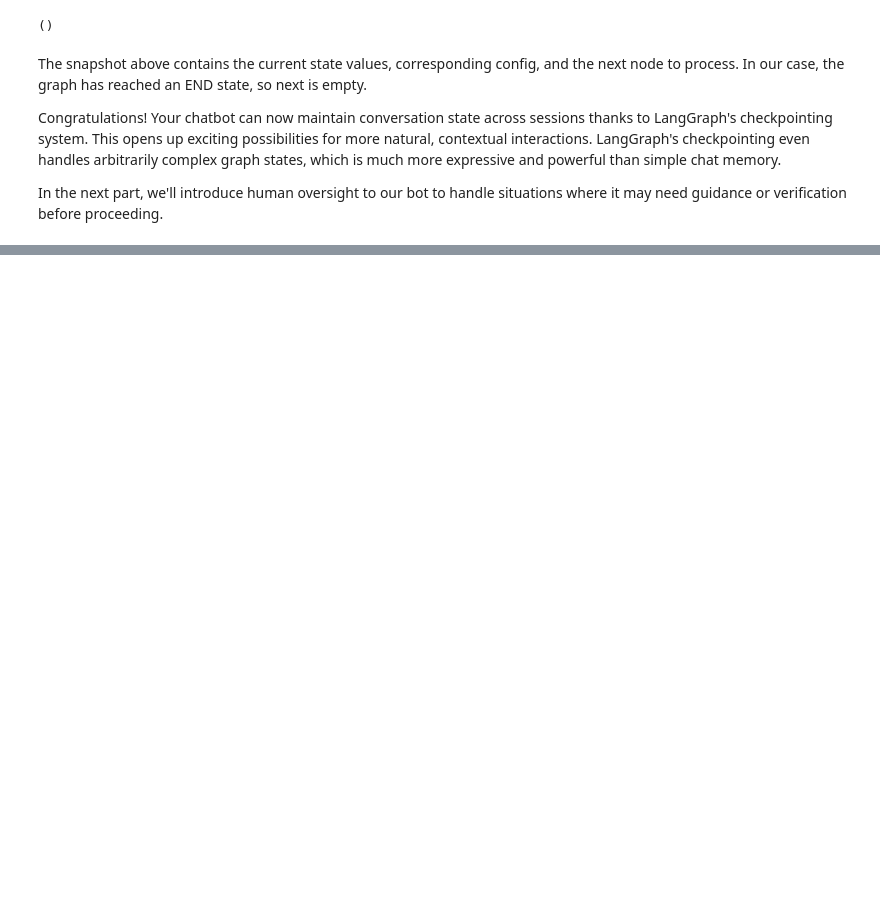
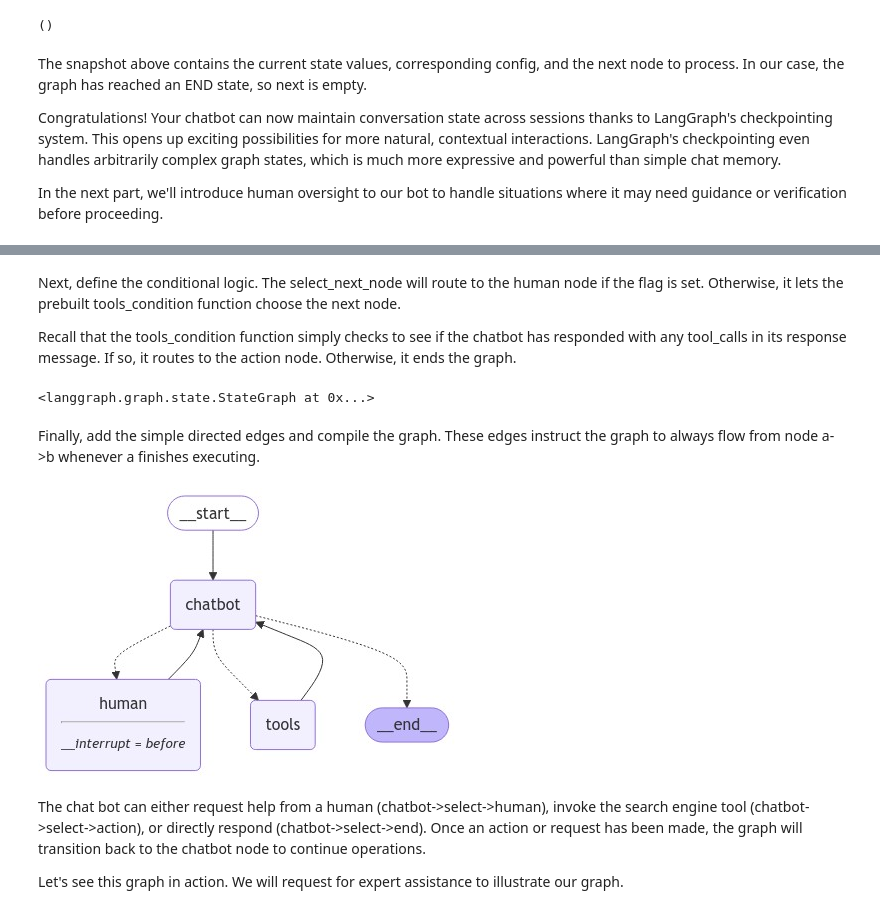
Before and after one commit to Mubashar-Bashir/Langchain_EcoSystem, a Jupyter notebook: Basic_chatbot.ipynb, the cells around one changed output, grey strips where cells are left out. Drawn from its saved outputs; the diff is of its cells as text; code cells hidden in the pictures; blank space fills up the shorter version.

```diff
--- a/Basic_chatbot.ipynb
+++ b/Basic_chatbot.ipynb
@@ -596,0 +946,3 @@ In the next part, we'll introduce human oversight to our bot to handle situation
+# %%
+class State(TypedDict):
+    messages: Annotated[list, add_messages]
@@ -596,0 +1186,5 @@ In the next part, we'll introduce human oversight to our bot to handle situation
+# %%
+graph_builder = StateGraph(State)
+
+graph_builder.add_node("chatbot", chatbot)
+graph_builder.add_node("tools", ToolNode(tools=[tool]))
@@ -596,0 +1226,46 @@ In the next part, we'll introduce human oversight to our bot to handle situation
+# %% [markdown]
+Next, define the conditional logic. The select_next_node will route to the human node if the flag is set. Otherwise, it lets the prebuilt tools_condition function choose the next node.
+
+Recall that the tools_condition function simply checks to see if the chatbot has responded with any tool_calls in its response message. If so, it routes to the action node. Otherwise, it ends the graph.
+# %%
+def select_next_node(state: State):
+    if state["ask_human"]:
+        return "human"
+    # Otherwise, we can route as before
+    return tools_condition(state)
+
+
+graph_builder.add_conditional_edges(
+    "chatbot",
+    select_next_node,
+    {"human": "human", "tools": "tools", END: END},
+)
+# %% [output]
+<langgraph.graph.state.StateGraph at 0x...>
+# %% [markdown]
+Finally, add the simple directed edges and compile the graph. These edges instruct the graph to always flow from node a->b whenever a finishes executing.
+# %%
+# The rest is the same
+graph_builder.add_edge("tools", "chatbot")
+graph_builder.add_edge("human", "chatbot")
+graph_builder.add_edge(START, "chatbot")
+memory = MemorySaver()
+graph = graph_builder.compile(
+    checkpointer=memory,
+    # We interrupt before 'human' here instead.
+    interrupt_before=["human"],
+)
+# %%
+from IPython.display import Image, display
+
+try:
+    display(Image(graph.get_graph().draw_mermaid_png()))
+except Exception:
+    # This requires some extra dependencies and is optional
+    pass
+# %% [output]
+[figure, added]
+# %% [markdown]
+The chat bot can either request help from a human (chatbot->select->human), invoke the search engine tool (chatbot->select->action), or directly respond (chatbot->select->end). Once an action or request has been made, the graph will transition back to the chatbot node to continue operations.
+
+Let's see this graph in action. We will request for expert assistance to illustrate our graph.
```
Also changed, not shown: parts of 72 cells of this notebook.
